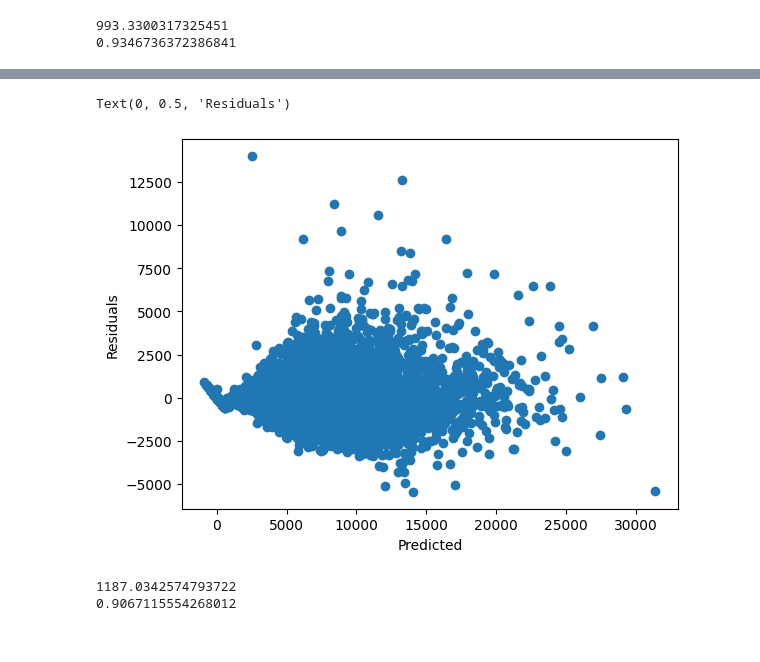
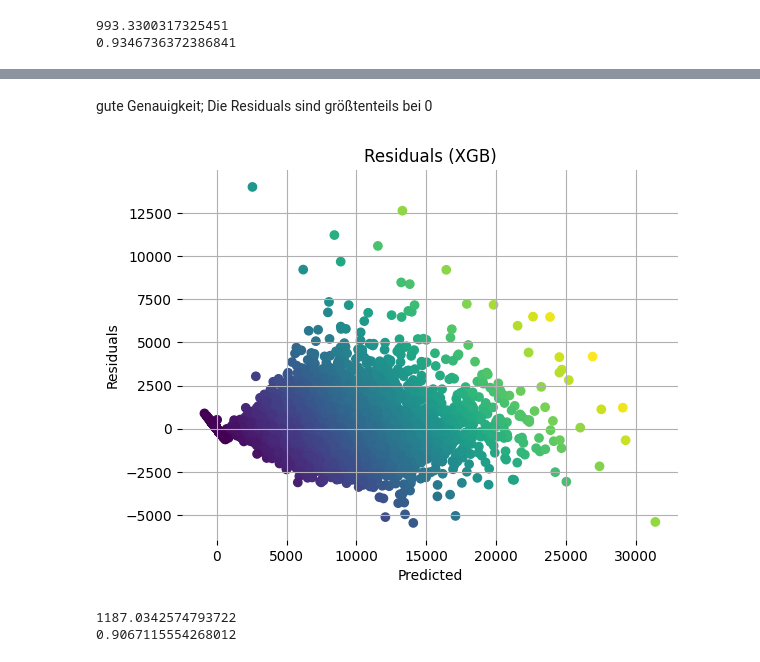
Before and after one commit to Bratpfannengamer/Rossmann, a Jupyter notebook: notebook.ipynb, the cells around one changed output, grey strips where cells are left out. Saved outputs shown, nothing was run; the diff lists cells and outputs as text; code cells hidden in the pictures.

```diff
--- a/notebook.ipynb
+++ b/notebook.ipynb
@@ -679,11 +696,17 @@ Text(0, 0.5, 'Predicted')
+# %% [markdown]
+gute Genauigkeit; Die Residuals sind größtenteils bei 0
 # %%
 #plot residuals
-plt.scatter(xgb_y_pred, xgb_y_test-xgb_y_pred)
+plt.scatter(xgb_y_pred, xgb_y_test-xgb_y_pred, c=xgb_y_test, cmap='viridis')
 plt.xlabel('Predicted')
 plt.ylabel('Residuals')
+plt.title('Residuals (XGB)')
+plt.box(False)
+#add a grid
+plt.grid()
+plt.show()
 # %% [output]
-Text(0, 0.5, 'Residuals')
-[figure, old version]
+[figure, new version]
 # %%
 #predict sales using gradient boosting regression
 
```
Also changed, not shown: parts of 10 cells of this notebook.
